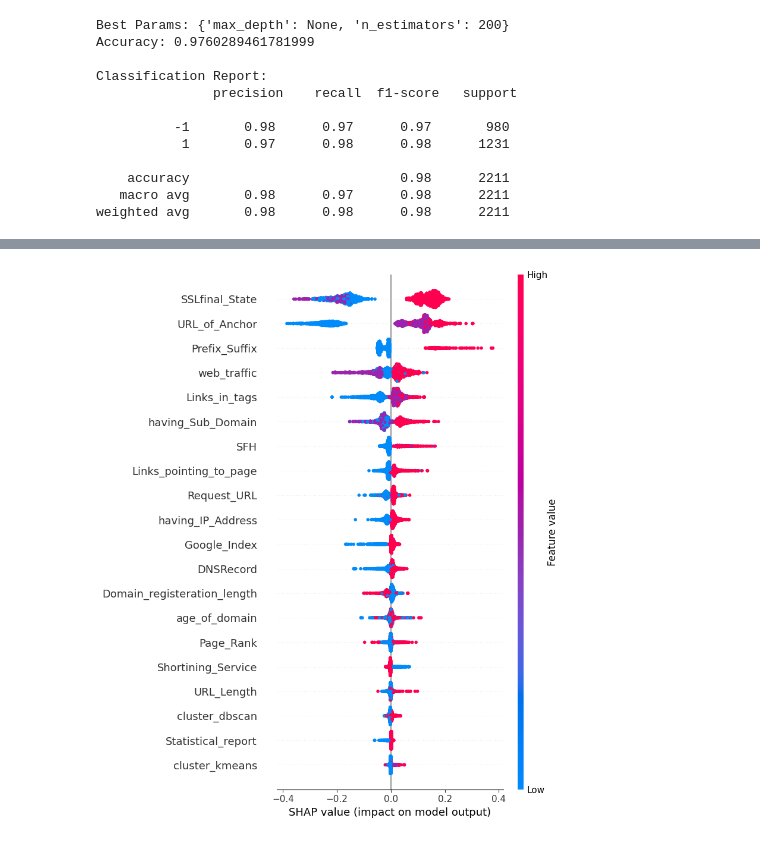
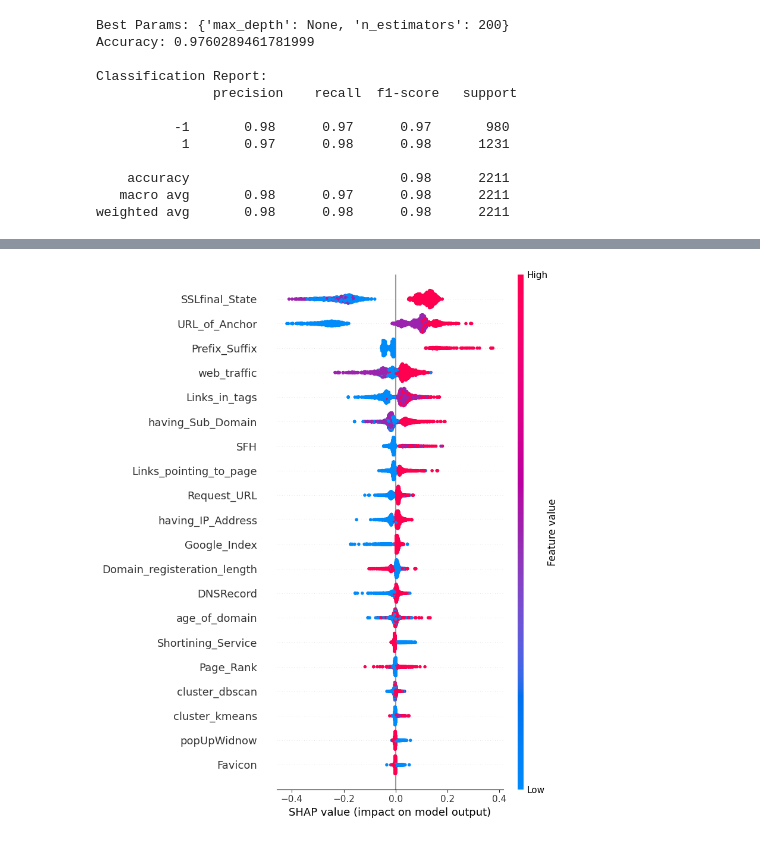
Before and after one commit to keerthanavenkatesan415/Phishing_Detection, a Jupyter notebook: 02_modeling_and_eval.ipynb, the cells around one changed output, grey strips where cells are left out. Saved outputs shown, nothing was run; the diff lists cells and outputs as text; code cells hidden in the pictures.

```diff
--- a/02_modeling_and_eval.ipynb
+++ b/02_modeling_and_eval.ipynb
@@ -229,12 +320,32 @@ weighted avg       0.98      0.98      0.98      2211
 # %%
 import shap
 
-X_test_both_aligned = X_test_both.copy()
-X_test_both_aligned = X_test_both_aligned[best_rf.feature_names_in_]
+# Use the same feature set that the best_model was trained on
+if best_model_name == 'Random Forest':
+    # best_rf was trained on X_train_both and X_test_both
+    X_background = X_train_both
+    X_explain_data = X_test_both
+elif best_model_name == 'XGBoost':
+    # XGBoost is now trained on X_train_both and X_test_both
+    X_background = X_train_both
+    X_explain_data = X_test_both
+else:
+    # LR was trained on X_train and X_test
+    X_background = X_train
+    X_explain_data = X_test
 
-explainer = shap.Explainer(best_rf, X_test_both)
-shap_values = explainer(X_test_both)
+explainer = shap.Explainer(best_model, X_background)
+shap_values = explainer(X_explain_data, check_additivity=False)
 
-shap.summary_plot(shap_values.values[:, :, 1], X_test_both)
+# Handle multi-class vs binary output
+if isinstance(shap_values, list):
+    # Multi-class: use the positive class (phishing = -1 maps to index 0)
+    shap.summary_plot(shap_values[1], X_explain_data)
+elif hasattr(shap_values, 'values') and shap_values.values.ndim == 3:
+    # Binary with 3D output
+    shap.summary_plot(shap_values.values[:, :, 1], X_explain_data)
+else:
+    # Binary or regression with simple output
+    shap.summary_plot(shap_values.values, X_explain_data)
 # %% [output]
-[figure, old version]
+[figure, new version]
```
Also changed, not shown: parts of 6 cells of this notebook, 3 other files.
